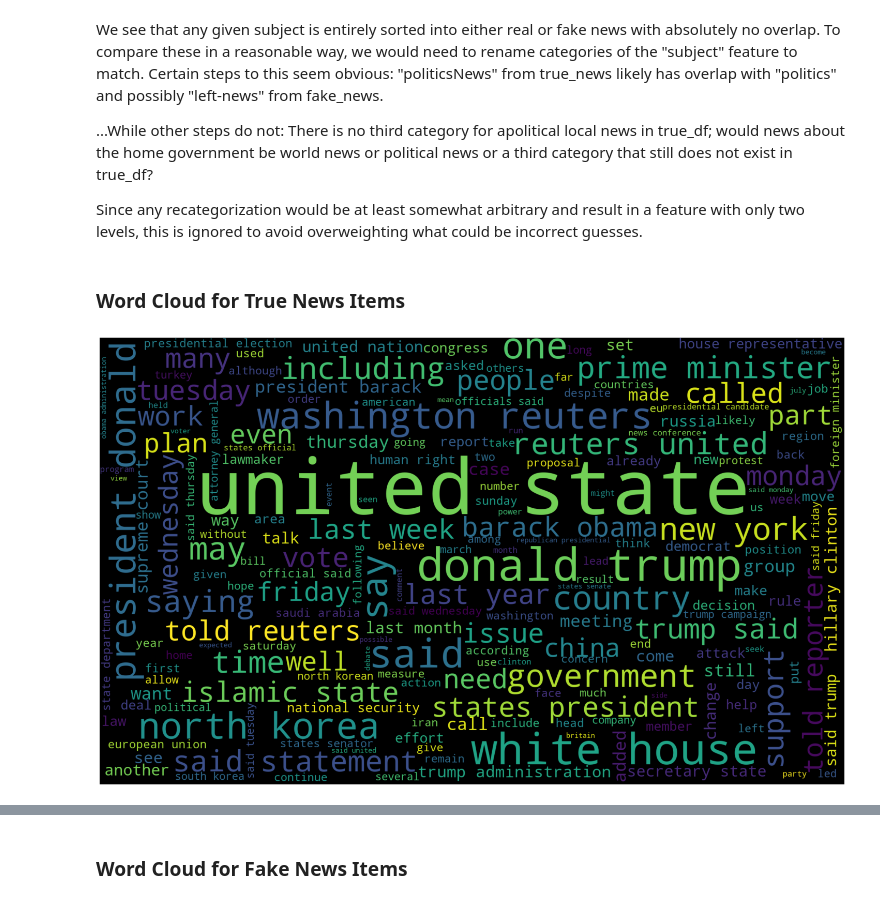
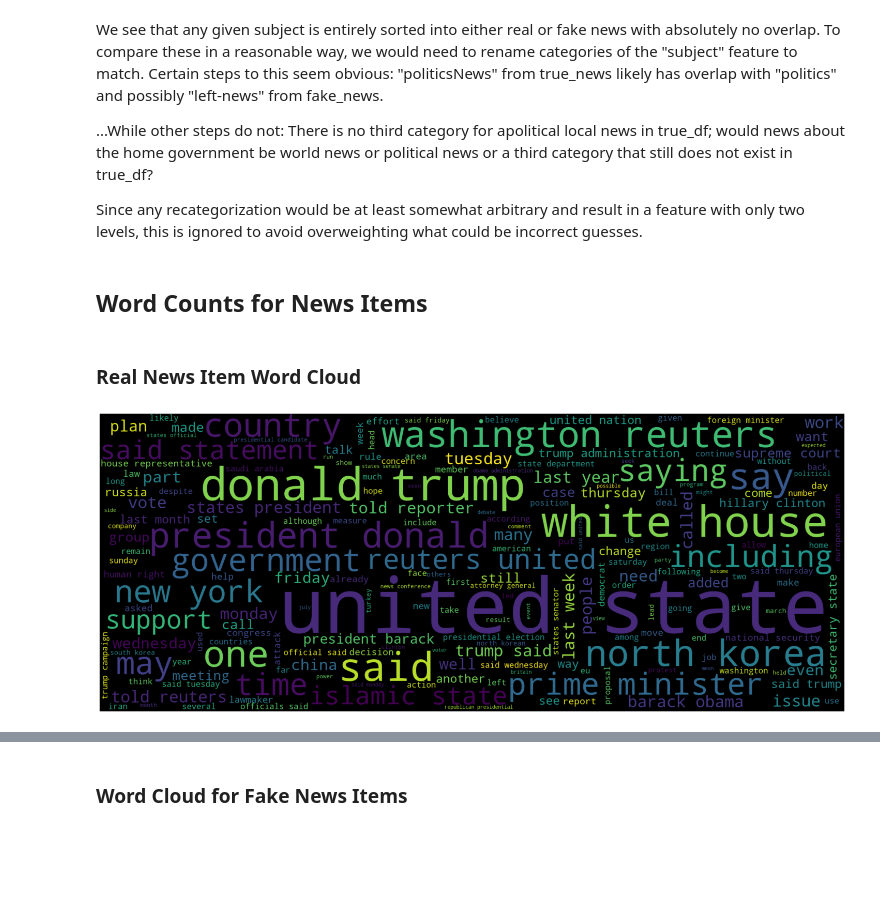
Before and after one commit to ljsonnanburg/Classifying-Fake-News, a Jupyter notebook: Classifying_Fake_News.ipynb, the cells around one changed output, grey strips where cells are left out. Drawn from its saved outputs; the diff is of its cells as text; code cells hidden in the pictures; blank space fills up the shorter version.

```diff
--- a/Classifying_Fake_News.ipynb
+++ b/Classifying_Fake_News.ipynb
@@ -109,0 +155,6 @@ df.shape
+# %%
+# Finds rows with invalid dates
+not_datetime = pd.to_datetime(df['date'], errors='coerce').isna()
+
+df['baddate'] = not_datetime
+df[df['baddate'] == True]
@@ -109,0 +166,4 @@ df.shape
+# %%
+df = df[~df['baddate'] == True]
+df['date'] = pd.to_datetime(df['date'])
+df.drop(['baddate'], axis=1, inplace=True)
@@ -111,15 +173,15 @@ df.shape
 # Function to begin cleaning up text
 stopwords = nltk.corpus.stopwords.words('english')
 # Avoids later stemming "U.S." to "u" and taking links to videos as text
-replacements = {'U.S.':'united states', '(VIDEO)':'', '[VIDEO]':''}
-pattern = re.compile('|'.join(replacements.keys()))
-
+df['corpus'] = df['title'] + ' ' + df['text']
 def clean_text(text):
     #text = pattern.sub(lambda m: replacements[re.escape(m.group(0))], text)
     text = text.replace('U.S.', 'united states') # avoids later processing reducing frequent "U.S." from turning into "u"
-    # handles
+    # handles instances where links to videos or polls are included in article titles
     text = text.replace('[VIDEO]', '')
     text = text.replace('(VIDEO)', '')
+    text = text.replace('[POLL]', '')
+    text = text.replace('(POLL)', '')
     text = text.translate(str.maketrans('', '', string.punctuation)) # removes punctuation
     text = text.lower() # puts all text into lowercase
     text = ' '.join([word for word in text.split() if word not in (stopwords)])
@@ -127,3 +193,20 @@ def clean_text(text):
+# %%
+df.reset_index()
+try:
+  stemmed = pickle.load(open('stemmed.pkl', 'rb'))
+except:
+  snow_stemmer = SnowballStemmer(language='english')
+  stemmed = []
+  for i in range(0, len(df)):
+      try:
+        item = df['corpus'][i].split()
+        item = [snow_stemmer.stem(word) for word in item]
+        item = ' '.join(item)
+        stemmed.append(item)
+      # Excludes a few rows where this stemmer fails;
+      except:
+        stemmed.append('')
+df['stemmed'] = stemmed
 # %%
 clean_df = df.copy()
 df['corpus'] = df['corpus'].apply(lambda x:clean_text(x))
@@ -158,4 +241,4 @@ We see that any given subject is entirely sorted into either real or fake news w
 
 Since any recategorization would be at least somewhat arbitrary and result in a feature with only two levels, this is ignored to avoid overweighting what could be incorrect guesses.
 # %% [markdown]
-### Word Cloud for True News Items
+## Word Counts for News Items
@@ -162,15 +253,17 @@ Since any recategorization would be at least somewhat arbitrary and result in a
+# %% [markdown]
+### Real News Item Word Cloud
 # %%
 text = ' '.join(df.loc[df['veracity'] == 'real']['corpus'])
 wordcloud = WordCloud(
     width = 2000,
-    height = 1200,
+    height = 800,
     background_color = 'black',
     stopwords = STOPWORDS).generate(str(text))
 plt.figure(figsize = (20, 12))
 plt.imshow(wordcloud, interpolation='bilinear')
 plt.axis("off")
 plt.tight_layout(pad = 0)
 
 plt.show()
 # %% [output]
-[figure, old version]
+[figure, new version]
```
Also changed, not shown: parts of 49 cells of this notebook.
